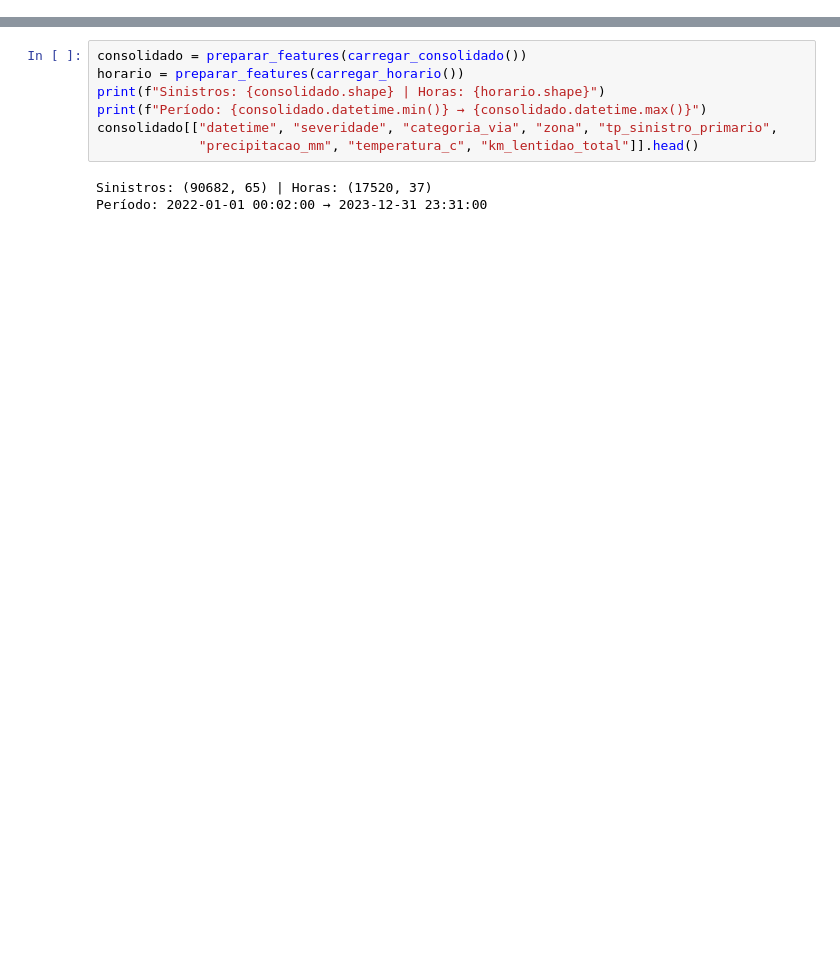
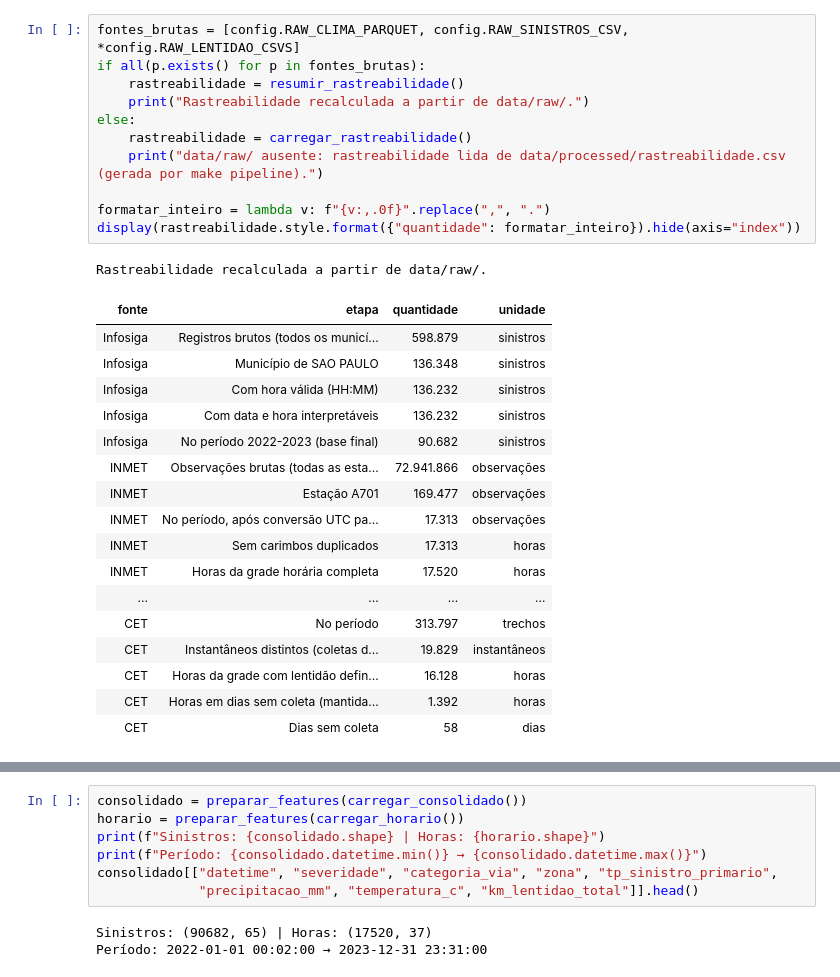
Before and after one commit to cuidarplus/cuidarplus-data-science-and-analytics, a Jupyter notebook: notebooks/01_relatorio_analise_mobilidade.ipynb, the cells around one changed output, grey strips where cells are left out. Drawn from its saved outputs; the diff is of its cells as text; blank space fills up the shorter version.

```diff
--- a/notebooks/01_relatorio_analise_mobilidade.ipynb
+++ b/notebooks/01_relatorio_analise_mobilidade.ipynb
@@ -49,0 +72,30 @@ Projeto: /Users/joseneto/dev/studies/fiap/2CCPS/global-solution/cuidarplus-data-
+# %%
+fontes_brutas = [config.RAW_CLIMA_PARQUET, config.RAW_SINISTROS_CSV, *config.RAW_LENTIDAO_CSVS]
+if all(p.exists() for p in fontes_brutas):
+    rastreabilidade = resumir_rastreabilidade()
+    print("Rastreabilidade recalculada a partir de data/raw/.")
+else:
+    rastreabilidade = carregar_rastreabilidade()
+    print("data/raw/ ausente: rastreabilidade lida de data/processed/rastreabilidade.csv (gerada por make pipeline).")
+
+formatar_inteiro = lambda v: f"{v:,.0f}".replace(",", ".")
+display(rastreabilidade.style.format({"quantidade": formatar_inteiro}).hide(axis="index"))
+# %% [output]
+Rastreabilidade recalculada a partir de data/raw/.
+| fonte | etapa | quantidade | unidade |
+| Infosiga | Registros brutos (todos os municí... | 598.879 | sinistros |
+| Infosiga | Município de SAO PAULO | 136.348 | sinistros |
+| Infosiga | Com hora válida (HH:MM) | 136.232 | sinistros |
+| Infosiga | Com data e hora interpretáveis | 136.232 | sinistros |
+| Infosiga | No período 2022-2023 (base final) | 90.682 | sinistros |
+| INMET | Observações brutas (todas as esta... | 72.941.866 | observações |
+| INMET | Estação A701 | 169.477 | observações |
+| INMET | No período, após conversão UTC pa... | 17.313 | observações |
+| INMET | Sem carimbos duplicados | 17.313 | horas |
+| INMET | Horas da grade horária completa | 17.520 | horas |
+| ... | ... | ... | ... |
+| CET | No período | 313.797 | trechos |
+| CET | Instantâneos distintos (coletas d... | 19.829 | instantâneos |
+| CET | Horas da grade com lentidão defin... | 16.128 | horas |
+| CET | Horas em dias sem coleta (mantida... | 1.392 | horas |
+| CET | Dias sem coleta | 58 | dias |
```
Also changed, not shown: parts of 29 cells of this notebook.
